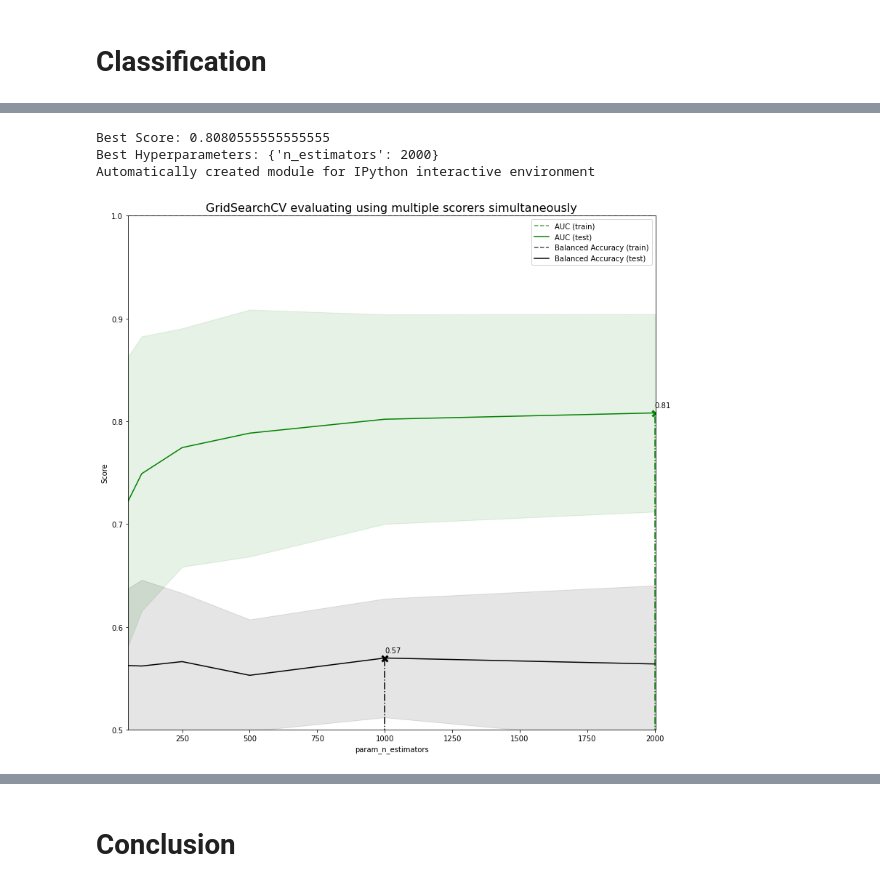
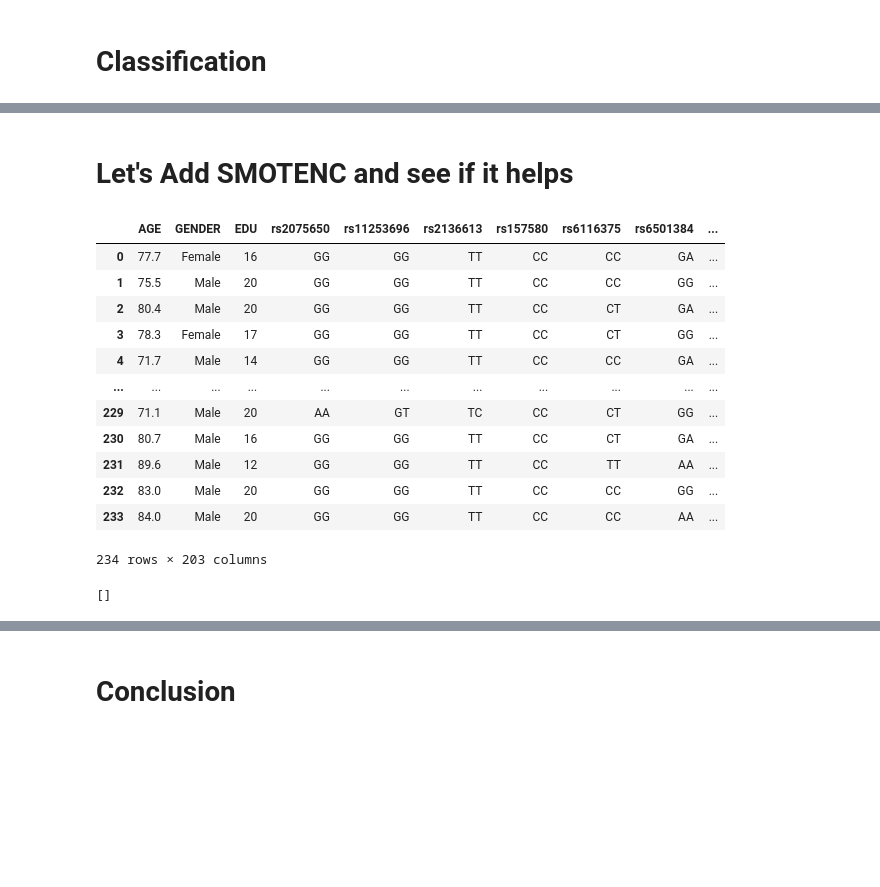
Before and after one commit to mvrl/ADNI_Genetics, a Jupyter notebook: GWAS_Gene_Expr/Classification_using_GWAS_GeneExpr.ipynb, the cells around one changed output, grey strips where cells are left out. Cells and saved outputs as stored; diff of their text form; code cells hidden in the pictures; blank space fills up the shorter version.

```diff
--- a/GWAS_Gene_Expr/Classification_using_GWAS_GeneExpr.ipynb
+++ b/GWAS_Gene_Expr/Classification_using_GWAS_GeneExpr.ipynb
@@ -272,9 +285,30 @@ Automatically created module for IPython interactive environment
-# %%
-df = Gene_expr_final #Options: ['GWAS_data_final','Gene_expr_final','GWAS_GeneExpr_df']
-df_type = 'GeneExpr' # Options: ['GWAS_GeneExpr','GWAS','GeneExpr']
-overall_exp(df,df_type)
-# %% [output]
-Best Score: 0.8080555555555555
-Best Hyperparameters: {'n_estimators': 2000}
-Automatically created module for IPython interactive environment
-[figure, removed]
+# %% [markdown]
+# Let's Add SMOTENC and see if it helps
+# %%
+df = GWAS_GeneExpr_df
+y = df.DIAG
+df = df.drop(columns=['PTID','DIAG'])
+df
+# %% [output]
+|  | AGE | GENDER | EDU | rs2075650 | rs11253696 | rs2136613 | rs157580 | rs6116375 | rs6501384 | ... |
+| 0 | 77.7 | Female | 16 | GG | GG | TT | CC | CC | GA | ... |
+| 1 | 75.5 | Male | 20 | GG | GG | TT | CC | CC | GG | ... |
+| 2 | 80.4 | Male | 20 | GG | GG | TT | CC | CT | GA | ... |
+| 3 | 78.3 | Female | 17 | GG | GG | TT | CC | CT | GG | ... |
+| 4 | 71.7 | Male | 14 | GG | GG | TT | CC | CC | GA | ... |
+| ... | ... | ... | ... | ... | ... | ... | ... | ... | ... | ... |
+| 229 | 71.1 | Male | 20 | AA | GT | TC | CC | CT | GG | ... |
+| 230 | 80.7 | Male | 16 | GG | GG | TT | CC | CT | GA | ... |
+| 231 | 89.6 | Male | 12 | GG | GG | TT | CC | TT | AA | ... |
+| 232 | 83.0 | Male | 20 | GG | GG | TT | CC | CC | GG | ... |
+| 233 | 84.0 | Male | 20 | GG | GG | TT | CC | CC | AA | ... |
+234 rows × 203 columns
+# %%
+num_col_index = [0,2] + list(range(3+N,3+N+N))
+cat_col_index = [1] + list(range(3,3+N))
+num_col = list(df.iloc[:,num_col_index].columns)
+cat_col = list(df.iloc[:,cat_col_index].columns)
+df[num_col] = df[num_col].fillna(value=df[num_col].mean())
+df.columns[df.isna().any()].tolist()
+# %% [output]
+[]
```
Also changed, not shown: parts of 11 cells of this notebook, 2 other files.
